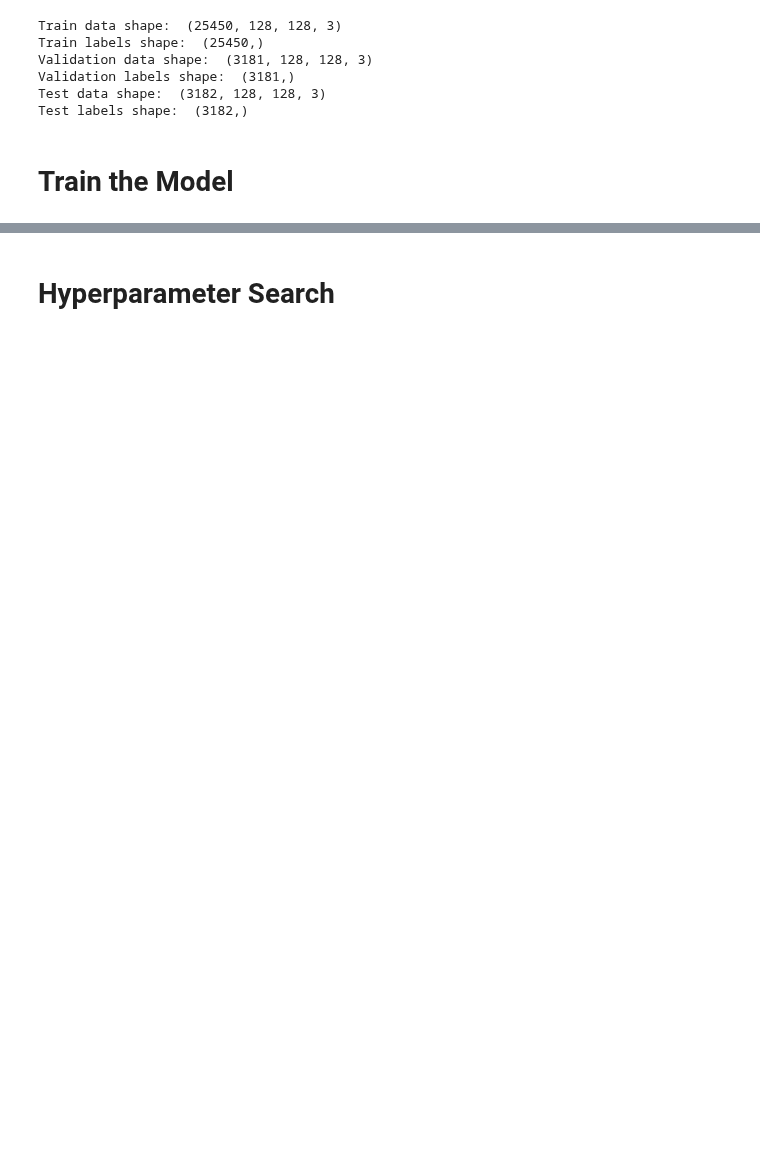
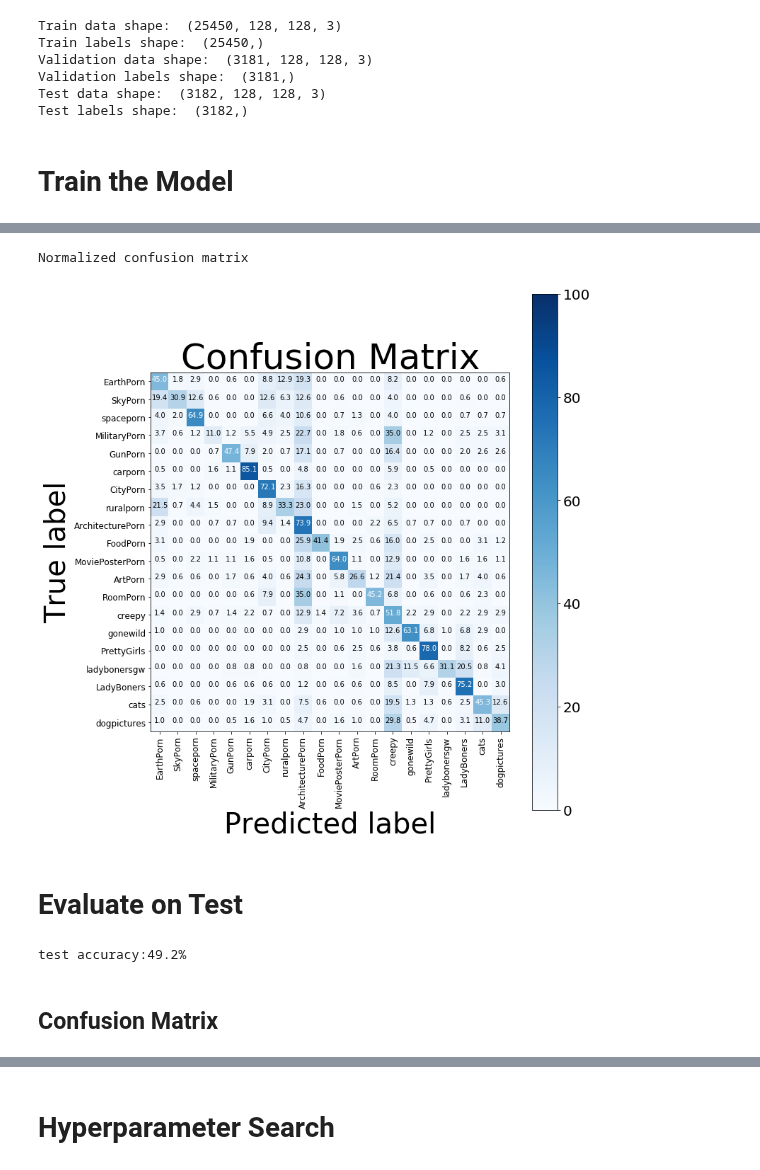
Before and after one commit to mohitrgiit/CS-231N-Final-Project, a Jupyter notebook: src/models/ResNet_subreddit_classification.ipynb, the cells around one changed output, grey strips where cells are left out. Cells and saved outputs as stored; diff of their text form; code cells hidden in the pictures; blank space fills up the shorter version.

Commit message:
final RS_sbrd

```diff
--- a/src/models/ResNet_subreddit_classification.ipynb
+++ b/src/models/ResNet_subreddit_classification.ipynb
@@ -190,0 +211,24 @@ model.plot_loss_acc(data)
+# %%
+y_val_pred = session.run(model.prediction, {model.X_placeholder: data.X_val,
+                                            model.y_placeholder: data.y_val,
+                                            model.is_training_placeholder:False})
+y_val_pred = np.argmax(y_val_pred, axis = 1)
+# %%
+classes = [""] * len(dictionary)
+for sub, ind in dictionary.items():
+    classes[ind] = sub
+
+conf = confusion_matrix(data.y_val, y_val_pred)
+plot_confusion_matrix(conf, classes=classes, normalize = True, \
+    save_address = '../../plots/', save_name = 'sbrd_subreddit')
+# %% [output]
+Normalized confusion matrix
+[figure, added]
+# %% [markdown]
+# Evaluate on Test
+# %%
+cost, accuracy = model.eval(data, session, "test")
+# %% [output]
+test accuracy:49.2%
+# %% [markdown]
+## Confusion Matrix
```
Also changed, not shown: parts of 13 cells of this notebook.
